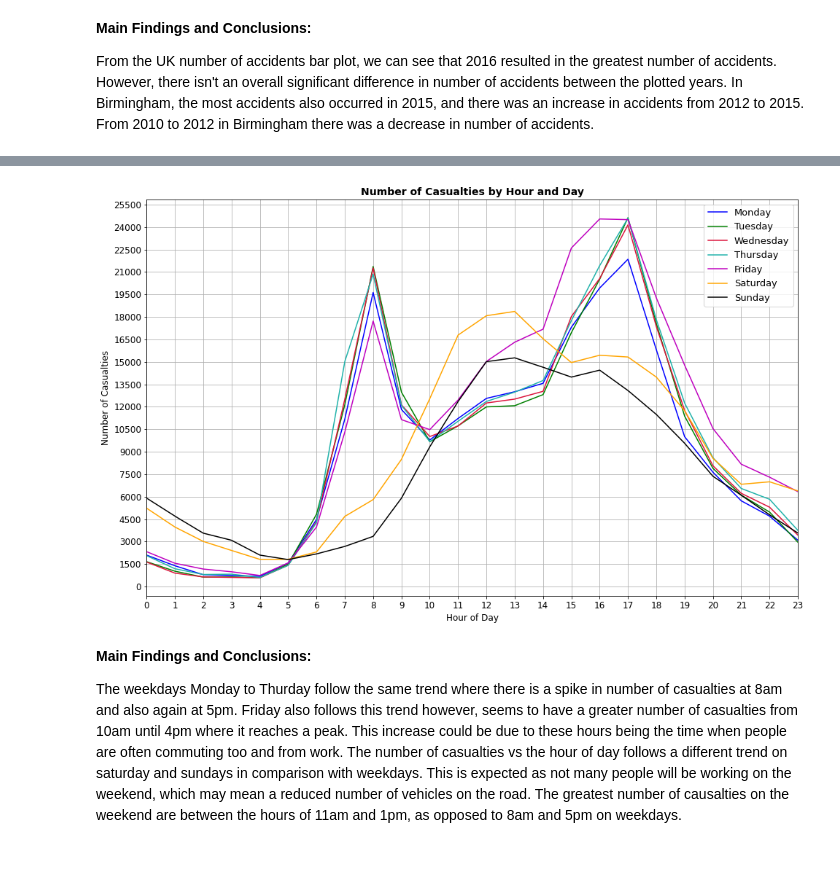
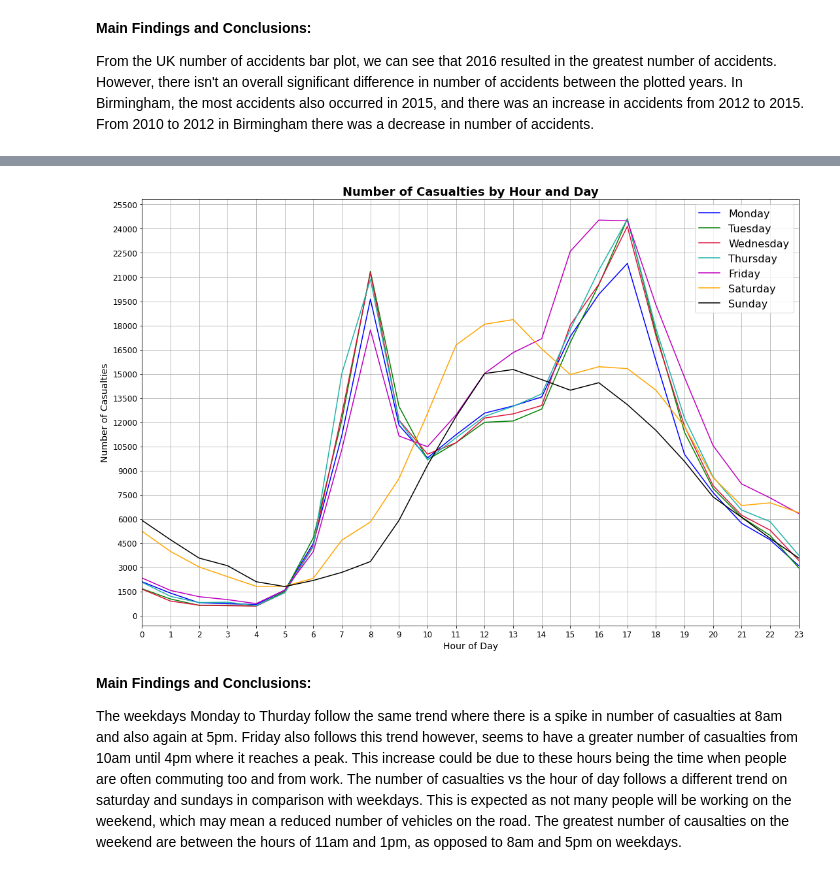
Before and after one commit to Garywtne/Team_Project_One, a Jupyter notebook: RoadSafety.ipynb, the cells around one changed output, grey strips where cells are left out. Drawn from its saved outputs; the diff is of its cells as text; code cells hidden in the pictures.

```diff
--- a/RoadSafety.ipynb
+++ b/RoadSafety.ipynb
@@ -186,41 +172,38 @@ casualties_by_hour_table.rename_axis('Hour')
 # %%
-#Set columns as pivot table order
-casualties_by_hour_table.columns = ['Friday','Monday','Saturday','Sunday', 'Thursday', 'Tuesday','Wednesday']
-
-plt.figure(figsize=(16,10))
+plt.figure(figsize=(18,12))
 #Set hours as x_axis
-x_axis = casualties_by_hour_table.index
+xaxis = casualties_by_hour_table.index
 
 #Set columns as pivot table order
 casualties_by_hour_table.columns = ['Friday','Monday','Saturday','Sunday', 'Thursday', 'Tuesday','Wednesday']
 #Plot days as different colours
-plt.plot(x_axis, casualties_by_hour_table['Monday'], color='b', label='Monday')
-plt.plot(x_axis, casualties_by_hour_table['Tuesday'], color='g', label='Tuesday')
-plt.plot(x_axis, casualties_by_hour_table['Wednesday'], color='crimson', label='Wednesday')
-plt.plot(x_axis, casualties_by_hour_table['Thursday'], color='lightseagreen', label='Thursday')
-plt.plot(x_axis, casualties_by_hour_table['Friday'], color='m', label='Friday')
-plt.plot(x_axis, casualties_by_hour_table['Saturday'], color='orange', label='Saturday')
-plt.plot(x_axis, casualties_by_hour_table['Sunday'], color='k', label='Sunday')
+plt.plot(xaxis, casualties_by_hour_table['Monday'], color='b', label='Monday')
+plt.plot(xaxis, casualties_by_hour_table['Tuesday'], color='g', label='Tuesday')
+plt.plot(xaxis, casualties_by_hour_table['Wednesday'], color='crimson', label='Wednesday')
+plt.plot(xaxis, casualties_by_hour_table['Thursday'], color='lightseagreen', label='Thursday')
+plt.plot(xaxis, casualties_by_hour_table['Friday'], color='m', label='Friday')
+plt.plot(xaxis, casualties_by_hour_table['Saturday'], color='orange', label='Saturday')
+plt.plot(xaxis, casualties_by_hour_table['Sunday'], color='k', label='Sunday')
 
 # Set y-axis
-step = 1500
-y_max = 25500
-y_axis = np.arange(0, y_max+step, step)
+steps = 1500
+maximum = 25500
+y_axis = np.arange(0.0, maximum+steps, steps)
 
 # Format axes and set labels
-plt.xticks(np.arange(len(x_axis)), x_axis, fontsize=12)
+plt.xticks(np.arange(len(xaxis)), xaxis, fontsize=12)
 plt.yticks(y_axis, fontsize=12)
-plt.xlabel('Hour of Day', fontsize=12)
-plt.ylabel('Number of Casualties', fontsize=12)
+plt.xlabel('Hour of Day', fontsize=14)
+plt.ylabel('Number of Casualties', fontsize=14)
 plt.margins(x=0)
 plt.grid(True)
 #Plot legend and title
-plt.legend(fontsize=13, loc='best')
-plt.title("Number of Casualties by Hour and Day", fontsize=14, fontweight='bold')
+plt.legend(fontsize=16, loc='best')
+plt.title("Number of Casualties by Hour and Day", fontsize=18, fontweight='bold')
 plt.savefig('Casualties_by_day.png')
 plt.show()
 # %% [output]
-[figure, old version]
+[figure, new version]
 # %% [markdown]
 **Main Findings and Conclusions:**
 
```
Also changed, not shown: parts of 5 cells of this notebook.
